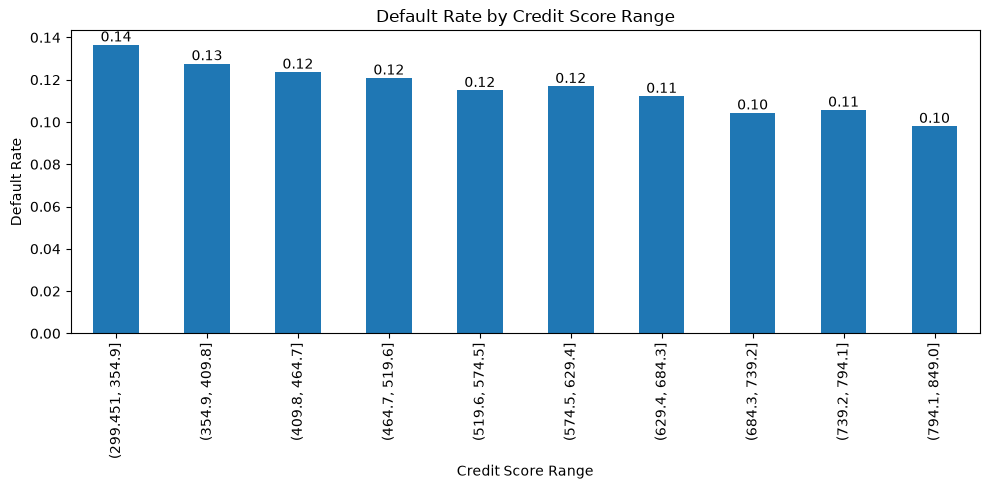
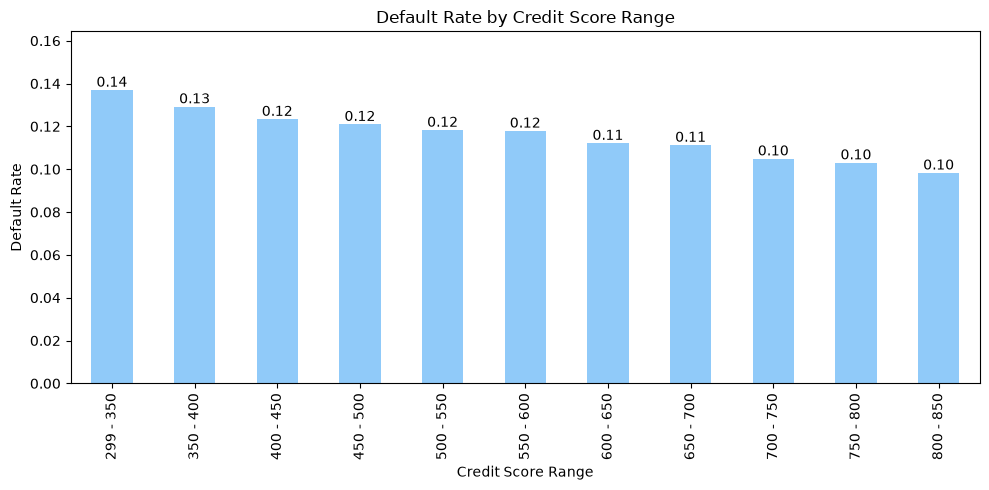
The notebook cell's code change between the first figure and the second:
--- before
+++ after
@@ -1,9 +1,21 @@
-credit_bins = pd.cut(df["CreditScore"], bins=10)
+bins = list(range(300, 851, 50))
+
+credit_bins = pd.cut(df["CreditScore"], bins=bins, include_lowest=True)
 
 default_rate_score = df.groupby(credit_bins)["Default"].mean()
 
+labels = [
+    f"{int(interval.left)} - {int(interval.right)}"
+    for interval in default_rate_score.index
+]
+
+default_rate_score.index = labels
+
 plt.figure(figsize=(10, 5))
 
-ax = default_rate_score.plot(kind="bar")
+ax = default_rate_score.plot(
+    kind="bar",
+    color="#90CAF9"
+)
 
 plt.title("Default Rate by Credit Score Range")
@@ -14,5 +26,9 @@
     ax.bar_label(container, fmt="%.2f")
 
+plt.ylim(0, default_rate_score.max() * 1.2)
+
 plt.tight_layout()
-plt.savefig(project_path / "visuals/default_rate_credit_score.png")
+
+plt.savefig(project_path / "visuals/default_rate_credit_score.png", dpi=300)
+
 plt.show()

Commit: fix